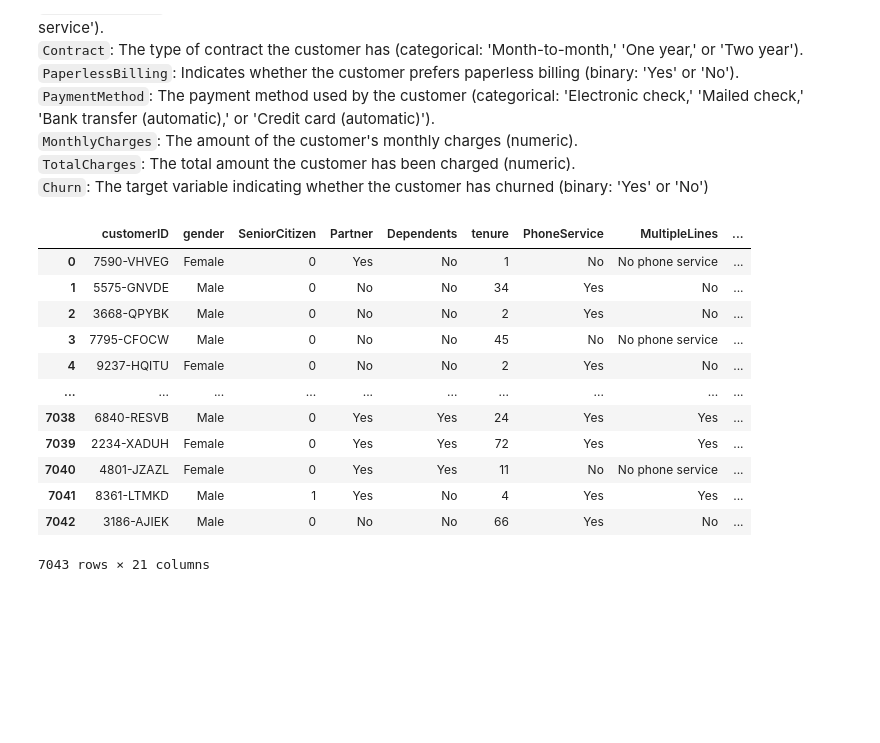
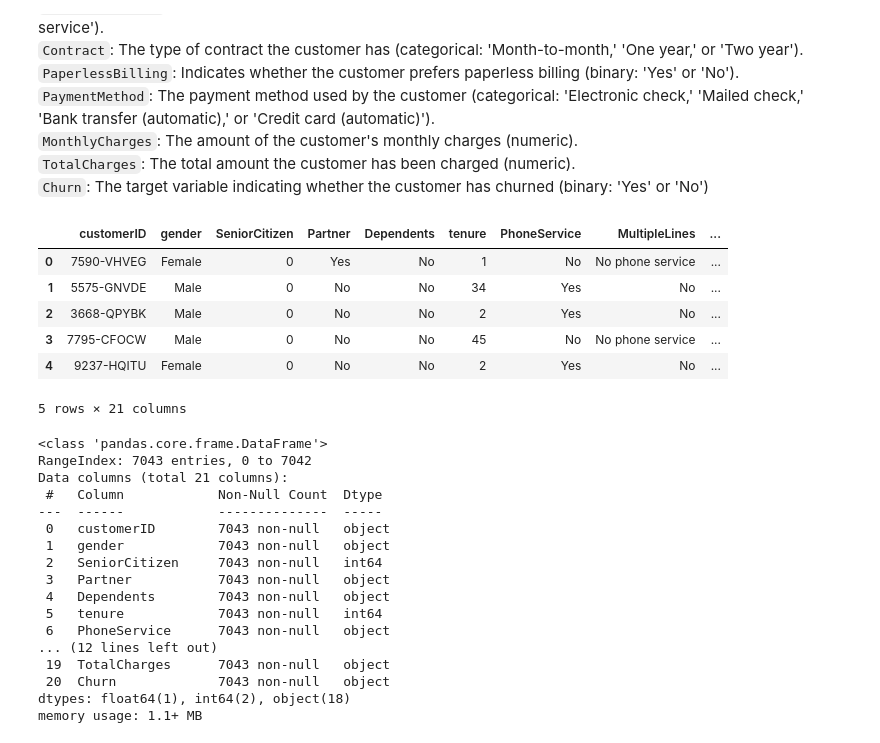
Before and after one commit to marwa9975/Telco_Customer_Churn_Analysis, a Jupyter notebook: notebook.ipynb, the cells around one changed output. Cells and saved outputs as stored; diff of their text form; code cells hidden in the pictures; blank space fills up the shorter version.

Commit message:
data cleaning

```diff
--- a/notebook.ipynb
+++ b/notebook.ipynb
@@ -43,17 +82,12 @@ import pandas as pd
 # %%
+# load the data
 df = pd.read_csv('WA_Fn-UseC_-Telco-Customer-Churn.csv')
-df
+df.head()
 # %% [output]
 |  | customerID | gender | SeniorCitizen | Partner | Dependents | tenure | PhoneService | MultipleLines | ... |
 | 0 | 7590-VHVEG | Female | 0 | Yes | No | 1 | No | No phone service | ... |
 | 1 | 5575-GNVDE | Male | 0 | No | No | 34 | Yes | No | ... |
 | 2 | 3668-QPYBK | Male | 0 | No | No | 2 | Yes | No | ... |
 | 3 | 7795-CFOCW | Male | 0 | No | No | 45 | No | No phone service | ... |
 | 4 | 9237-HQITU | Female | 0 | No | No | 2 | Yes | No | ... |
-| ... | ... | ... | ... | ... | ... | ... | ... | ... | ... |
-| 7038 | 6840-RESVB | Male | 0 | Yes | Yes | 24 | Yes | Yes | ... |
-| 7039 | 2234-XADUH | Female | 0 | Yes | Yes | 72 | Yes | Yes | ... |
-| 7040 | 4801-JZAZL | Female | 0 | Yes | Yes | 11 | No | No phone service | ... |
-| 7041 | 8361-LTMKD | Male | 1 | Yes | No | 4 | Yes | Yes | ... |
-| 7042 | 3186-AJIEK | Male | 0 | No | No | 66 | Yes | No | ... |
-7043 rows × 21 columns
+5 rows × 21 columns
@@ -59,0 +97,20 @@ df
+# %%
+du.get_info()
+# %% [output]
+<class 'pandas.core.frame.DataFrame'>
+RangeIndex: 7043 entries, 0 to 7042
+Data columns (total 21 columns):
+ #   Column            Non-Null Count  Dtype
+---  ------            --------------  -----
+ 0   customerID        7043 non-null   object
+ 1   gender            7043 non-null   object
+ 2   SeniorCitizen     7043 non-null   int64
+ 3   Partner           7043 non-null   object
+ 4   Dependents        7043 non-null   object
+ 5   tenure            7043 non-null   int64
+ 6   PhoneService      7043 non-null   object
+... (12 lines left out)
+ 19  TotalCharges      7043 non-null   object
+ 20  Churn             7043 non-null   object
+dtypes: float64(1), int64(2), object(18)
+memory usage: 1.1+ MB
```
Also changed, not shown: parts of 24 cells of this notebook.
